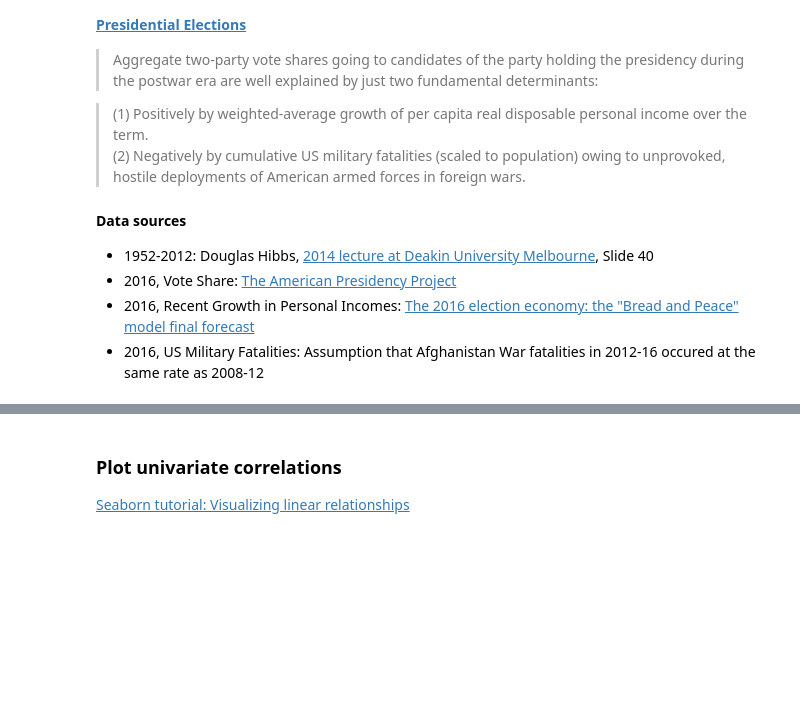
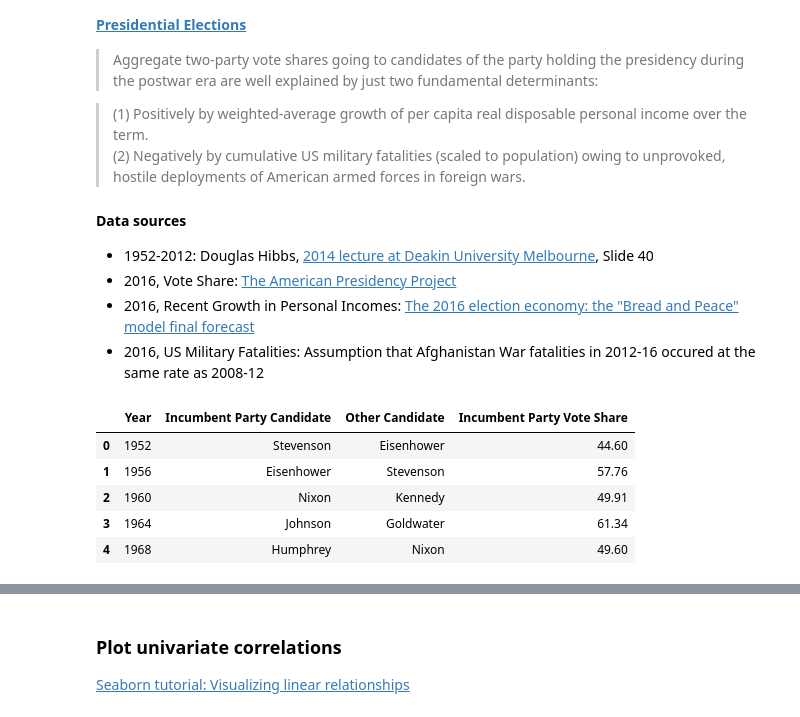
Before and after one commit to LambdaSchool/DEPRECATED-DS-Unit-2-Linear-Models, a Jupyter notebook: module3-understanding-linear-regression/understanding_linear_regression.ipynb, the cells around one changed output, grey strips where cells are left out. Saved outputs shown, nothing was run; the diff lists cells and outputs as text; code cells hidden in the pictures; blank space fills up the shorter version.

```diff
--- a/module3-understanding-linear-regression/understanding_linear_regression.ipynb
+++ b/module3-understanding-linear-regression/understanding_linear_regression.ipynb
@@ -110,6 +110,15 @@ data = [[1952,"Stevenson","Eisenhower",44.6],
         [2016,"Clinton","Trump",48.2]]
 
 votes = pd.DataFrame(data=data, columns=columns)
+# %%
+votes.head()
+# %% [output]
+|  | Year | Incumbent Party Candidate | Other Candidate | Incumbent Party Vote Share |
+| 0 | 1952 | Stevenson | Eisenhower | 44.60 |
+| 1 | 1956 | Eisenhower | Stevenson | 57.76 |
+| 2 | 1960 | Nixon | Kennedy | 49.91 |
+| 3 | 1964 | Johnson | Goldwater | 61.34 |
+| 4 | 1968 | Humphrey | Nixon | 49.60 |
 # %%
 columns = ['Year','Average Recent Growth in Personal Incomes']
 
```
Also changed, not shown: parts of 4 cells of this notebook, 9 other files.
